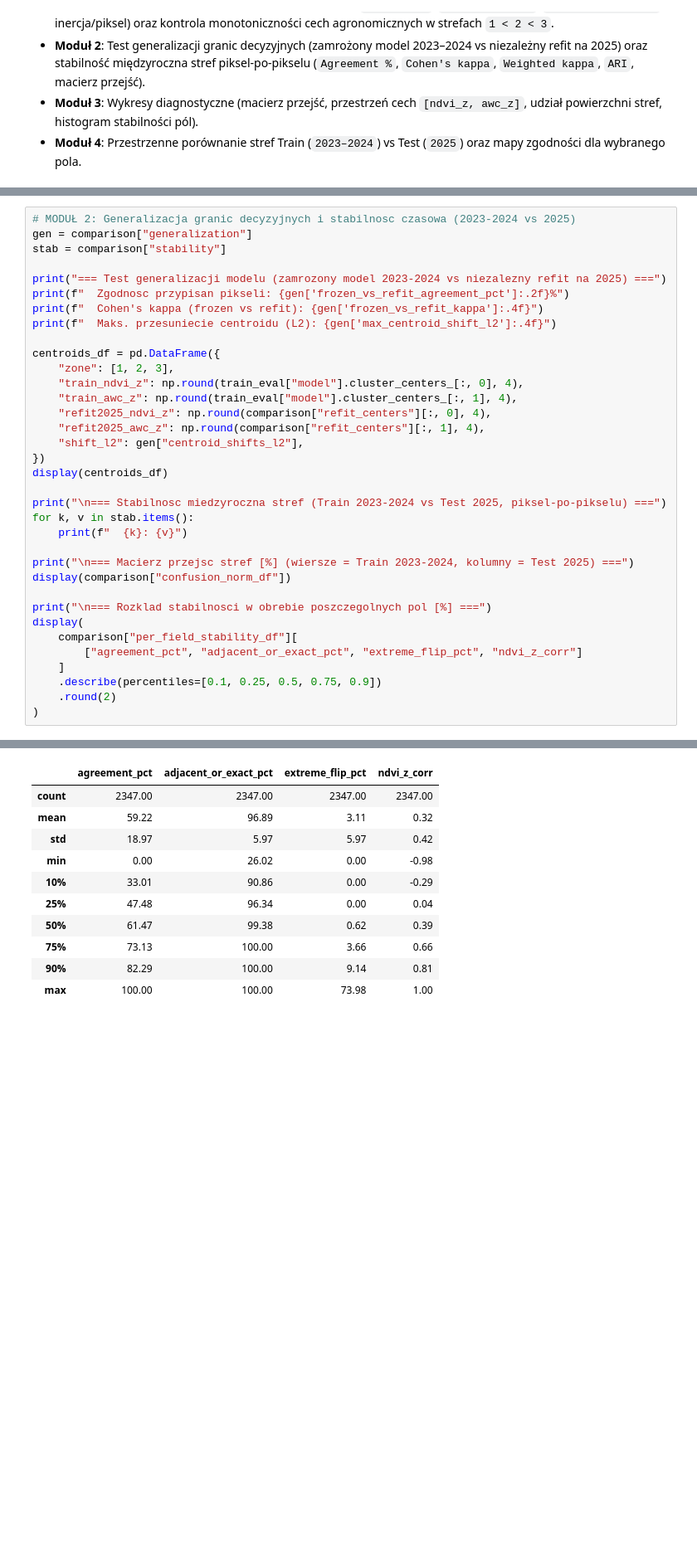
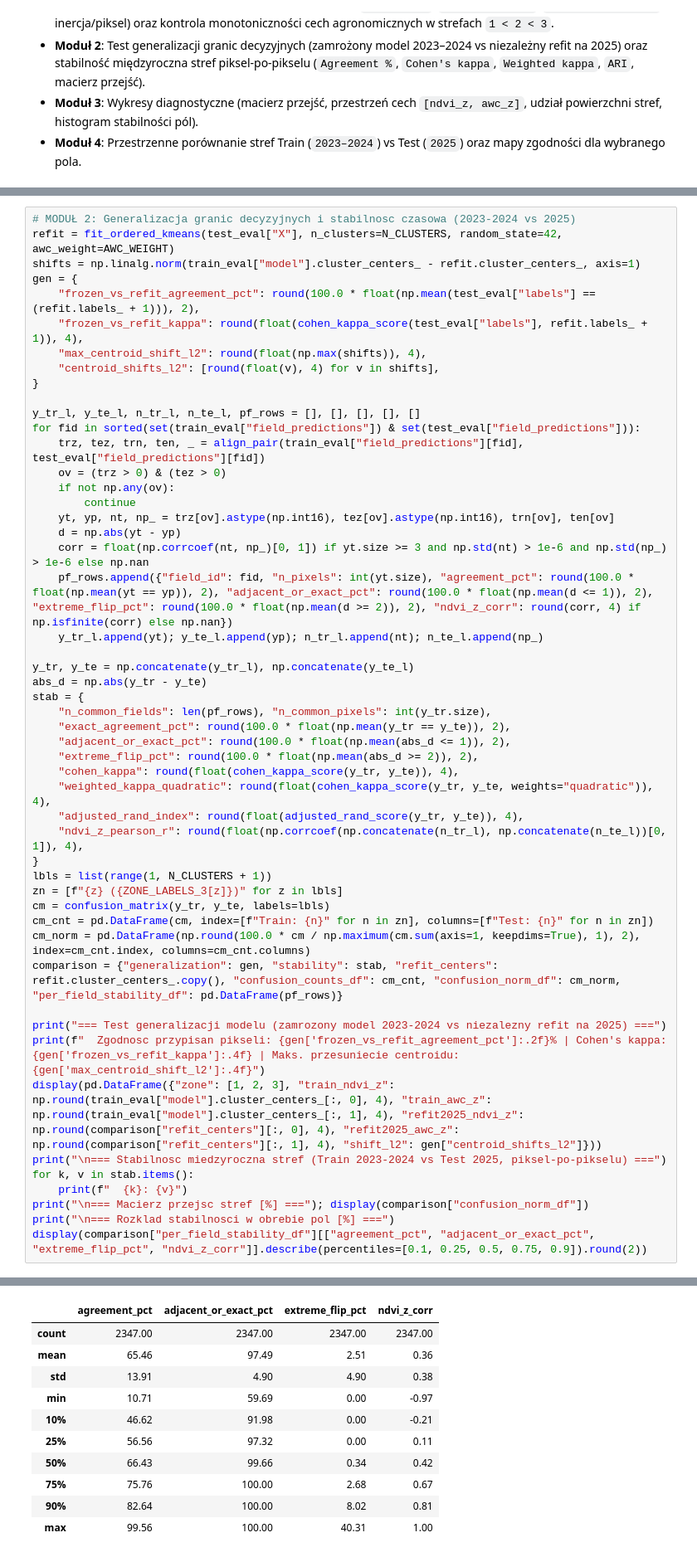
Before and after one commit to Bayer-Group/field-under-pressure-materials, a Jupyter notebook: firtilization_cluster_learning.ipynb, the cells around one changed output, grey strips where cells are left out. Shown at 83% size. Drawn from its saved outputs; the diff is of its cells as text; blank space fills up the shorter version.

Commit message:
refactored clustering

```diff
--- a/firtilization_cluster_learning.ipynb
+++ b/firtilization_cluster_learning.ipynb
@@ -326,37 +333,53 @@ Test (2025): monotonicznosc ndvi_z=PASS, awc_z=PASS, awc_mm_per_m=PASS | pola z
 # %%
 # MODUŁ 2: Generalizacja granic decyzyjnych i stabilnosc czasowa (2023-2024 vs 2025)
-gen = comparison["generalization"]
-stab = comparison["stability"]
+refit = fit_ordered_kmeans(test_eval["X"], n_clusters=N_CLUSTERS, random_state=42, awc_weight=AWC_WEIGHT)
+shifts = np.linalg.norm(train_eval["model"].cluster_centers_ - refit.cluster_centers_, axis=1)
+gen = {
+    "frozen_vs_refit_agreement_pct": round(100.0 * float(np.mean(test_eval["labels"] == (refit.labels_ + 1))), 2),
+    "frozen_vs_refit_kappa": round(float(cohen_kappa_score(test_eval["labels"], refit.labels_ + 1)), 4),
+    "max_centroid_shift_l2": round(float(np.max(shifts)), 4),
+    "centroid_shifts_l2": [round(float(v), 4) for v in shifts],
+}
+
+y_tr_l, y_te_l, n_tr_l, n_te_l, pf_rows = [], [], [], [], []
+for fid in sorted(set(train_eval["field_predictions"]) & set(test_eval["field_predictions"])):
+    trz, tez, trn, ten, _ = align_pair(train_eval["field_predictions"][fid], test_eval["field_predictions"][fid])
+    ov = (trz > 0) & (tez > 0)
+    if not np.any(ov):
+        continue
+    yt, yp, nt, np_ = trz[ov].astype(np.int16), tez[ov].astype(np.int16), trn[ov], ten[ov]
+    d = np.abs(yt - yp)
+    corr = float(np.corrcoef(nt, np_)[0, 1]) if yt.size >= 3 and np.std(nt) > 1e-6 and np.std(np_) > 1e-6 else np.nan
+    pf_rows.append({"field_id": fid, "n_pixels": int(yt.size), "agreement_pct": round(100.0 * float(np.mean(yt == yp)), 2), "adjacent_or_exact_pct": round(100.0 * float(np.mean(d <= 1)), 2), "extreme_flip_pct": round(100.0 * float(np.mean(d >= 2)), 2), "ndvi_z_corr": round(corr, 4) if np.isfinite(corr) else np.nan})
+    y_tr_l.append(yt); y_te_l.append(yp); n_tr_l.append(nt); n_te_l.append(np_)
+
+y_tr, y_te = np.concatenate(y_tr_l), np.concatenate(y_te_l)
+abs_d = np.abs(y_tr - y_te)
+stab = {
+    "n_common_fields": len(pf_rows), "n_common_pixels": int(y_tr.size),
+    "exact_agreement_pct": round(100.0 * float(np.mean(y_tr == y_te)), 2),
+    "adjacent_or_exact_pct": round(100.0 * float(np.mean(abs_d <= 1)), 2),
+    "extreme_flip_pct": round(100.0 * float(np.mean(abs_d >= 2)), 2),
+    "cohen_kappa": round(float(cohen_kappa_score(y_tr, y_te)), 4),
+    "weighted_kappa_quadratic": round(float(cohen_kappa_score(y_tr, y_te, weights="quadratic")), 4),
+    "adjusted_rand_index": round(float(adjusted_rand_score(y_tr, y_te)), 4),
+    "ndvi_z_pearson_r": round(float(np.corrcoef(np.concatenate(n_tr_l), np.concatenate(n_te_l))[0, 1]), 4),
+}
+lbls = list(range(1, N_CLUSTERS + 1))
+zn = [f"{z} ({ZONE_LABELS_3[z]})" for z in lbls]
+cm = confusion_matrix(y_tr, y_te, labels=lbls)
+cm_cnt = pd.DataFrame(cm, index=[f"Train: {n}" for n in zn], columns=[f"Test: {n}" for n in zn])
+cm_norm = pd.DataFrame(np.round(100.0 * cm / np.maximum(cm.sum(axis=1, keepdims=True), 1), 2), index=cm_cnt.index, columns=cm_cnt.columns)
+comparison = {"generalization": gen, "stability": stab, "refit_centers": refit.cluster_centers_.copy(), "confusion_counts_df": cm_cnt, "confusion_norm_df": cm_norm, "per_field_stability_df": pd.DataFrame(pf_rows)}
 
 print("=== Test generalizacji modelu (zamrozony model 2023-2024 vs niezalezny refit na 2025) ===")
-print(f"  Zgodnosc przypisan pikseli: {gen['frozen_vs_refit_agreement_pct']:.2f}%")
-print(f"  Cohen's kappa (frozen vs refit): {gen['frozen_vs_refit_kappa']:.4f}")
-print(f"  Maks. przesuniecie centroidu (L2): {gen['max_centroid_shift_l2']:.4f}")
-
-centroids_df = pd.DataFrame({
-    "zone": [1, 2, 3],
-    "train_ndvi_z": np.round(train_eval["model"].cluster_centers_[:, 0], 4),
-    "train_awc_z": np.round(train_eval["model"].cluster_centers_[:, 1], 4),
-    "refit2025_ndvi_z": np.round(comparison["refit_centers"][:, 0], 4),
-    "refit2025_awc_z": np.round(comparison["refit_centers"][:, 1], 4),
-    "shift_l2": gen["centroid_shifts_l2"],
-})
-display(centroids_df)
-
+print(f"  Zgodnosc przypisan pikseli: {gen['frozen_vs_refit_agreement_pct']:.2f}% | Cohen's kappa: {gen['frozen_vs_refit_kappa']:.4f} | Maks. przesuniecie centroidu: {gen['max_centroid_shift_l2']:.4f}")
+display(pd.DataFrame({"zone": [1, 2, 3], "train_ndvi_z": np.round(train_eval["model"].cluster_centers_[:, 0], 4), "train_awc_z": np.round(train_eval["model"].cluster_centers_[:, 1], 4), "refit2025_ndvi_z": np.round(comparison["refit_centers"][:, 0], 4), "refit2025_awc_z": np.round(comparison["refit_centers"][:, 1], 4), "shift_l2": gen["centroid_shifts_l2"]}))
 print("\n=== Stabilnosc miedzyroczna stref (Train 2023-2024 vs Test 2025, piksel-po-pikselu) ===")
 for k, v in stab.items():
     print(f"  {k}: {v}")
-
-print("\n=== Macierz przejsc stref [%] (wiersze = Train 2023-2024, kolumny = Test 2025) ===")
-display(comparison["confusion_norm_df"])
-
-print("\n=== Rozklad stabilnosci w obrebie poszczegolnych pol [%] ===")
-display(
-    comparison["per_field_stability_df"][
-        ["agreement_pct", "adjacent_or_exact_pct", "extreme_flip_pct", "ndvi_z_corr"]
-    ]
-    .describe(percentiles=[0.1, 0.25, 0.5, 0.75, 0.9])
-    .round(2)
-)
+print("\n=== Macierz przejsc stref [%] ==="); display(comparison["confusion_norm_df"])
+print("\n=== Rozklad stabilnosci w obrebie pol [%] ===")
+display(comparison["per_field_stability_df"][["agreement_pct", "adjacent_or_exact_pct", "extreme_flip_pct", "ndvi_z_corr"]].describe(percentiles=[0.1, 0.25, 0.5, 0.75, 0.9]).round(2))
 # %% [output]
 === Test generalizacji modelu (zamrozony model 2023-2024 vs niezalezny refit na 2025) ===
@@ -388,14 +408,14 @@ display(
 |  | agreement_pct | adjacent_or_exact_pct | extreme_flip_pct | ndvi_z_corr |
 | count | 2347.00 | 2347.00 | 2347.00 | 2347.00 |
-| mean | 59.22 | 96.89 | 3.11 | 0.32 |
-| std | 18.97 | 5.97 | 5.97 | 0.42 |
-| min | 0.00 | 26.02 | 0.00 | -0.98 |
-| 10% | 33.01 | 90.86 | 0.00 | -0.29 |
-| 25% | 47.48 | 96.34 | 0.00 | 0.04 |
-| 50% | 61.47 | 99.38 | 0.62 | 0.39 |
-| 75% | 73.13 | 100.00 | 3.66 | 0.66 |
-| 90% | 82.29 | 100.00 | 9.14 | 0.81 |
-| max | 100.00 | 100.00 | 73.98 | 1.00 |
+| mean | 65.46 | 97.49 | 2.51 | 0.36 |
+| std | 13.91 | 4.90 | 4.90 | 0.38 |
+| min | 10.71 | 59.69 | 0.00 | -0.97 |
+| 10% | 46.62 | 91.98 | 0.00 | -0.21 |
+| 25% | 56.56 | 97.32 | 0.00 | 0.11 |
+| 50% | 66.43 | 99.66 | 0.34 | 0.42 |
+| 75% | 75.76 | 100.00 | 2.68 | 0.67 |
+| 90% | 82.64 | 100.00 | 8.02 | 0.81 |
+| max | 99.56 | 100.00 | 40.31 | 1.00 |
 # %%
 # MODUŁ 3: Wykresy diagnostyczne modelu
 fig, axes = plt.subplots(2, 2, figsize=(16, 12))
```
Also changed, not shown: parts of 7 cells of this notebook, 1 other file.
